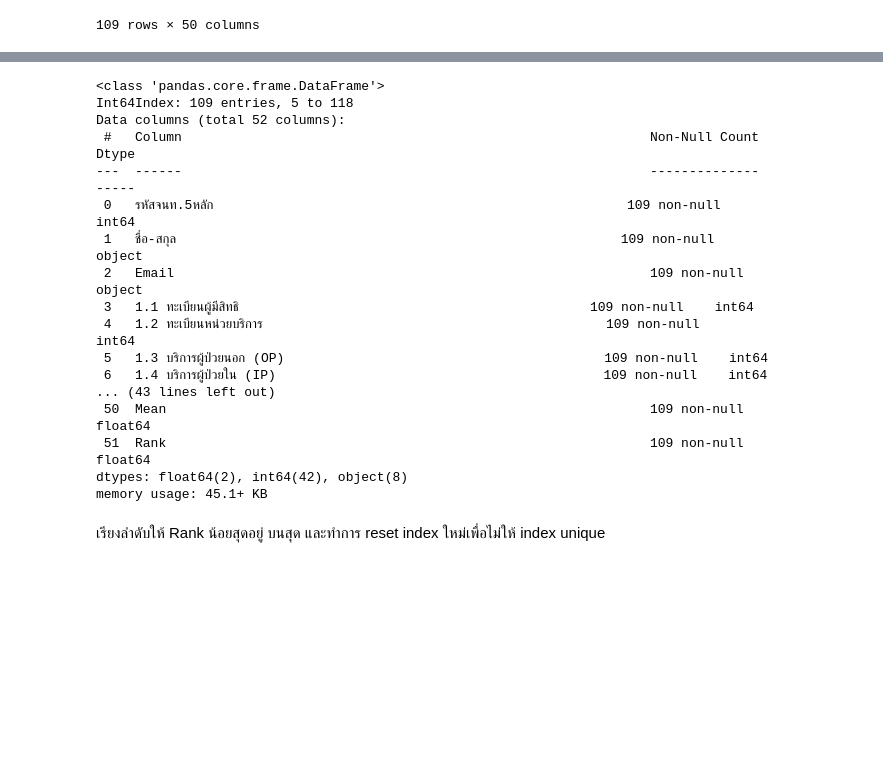
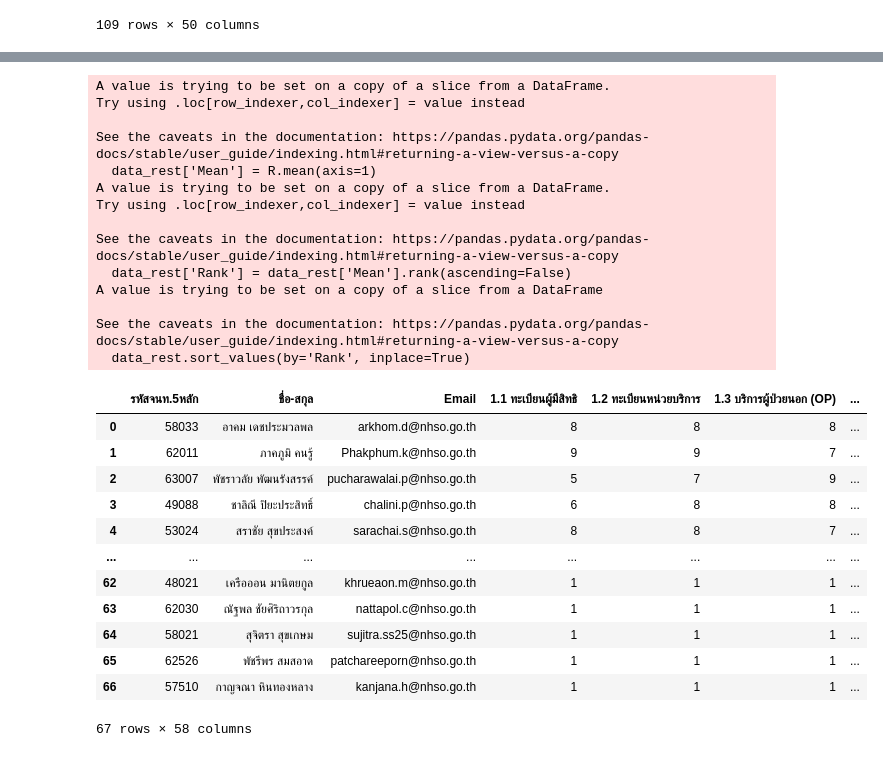
Before and after one commit to nhso/Team-Clustering, a Jupyter notebook: C4 clustering.ipynb, the cells around one changed output, grey strips where cells are left out. Drawn from its saved outputs; the diff is of its cells as text; code cells hidden in the pictures; blank space fills up the shorter version.

```diff
--- a/C4 clustering.ipynb
+++ b/C4 clustering.ipynb
@@ -72,34 +138,44 @@ data_without_DDS
 # %%
 # Select the columns you want to use for clustering
-columns = ['1.1 ทะเบียนผู้มีสิทธิ', '1.2 ทะเบียนหน่วยบริการ', '1.3 บริการผู้ป่วยนอก (OP)', '1.4 บริการผู้ป่วยใน (IP)', '1.5 บริการสร้างเสริมสุขภาพและป้องกันโรค (PP)', '1.6 บริการอื่นๆ ที่เป็นลักษณะของการจัดการโรคเฉพาะ (DMIS)', '1.7 บริการฟื้นฟูสมรรถภาพฯ (Rehabilitation)', '1.8 งานบริการประชาชนและคุ้มครองสิทธิ', '1.9 การจัดสรรงบเหมาจ่ายรายหัว (Capitation)', '1.10 การเบิกจ่ายชดเชยค่าบริการ (Claims)', '1.11 การตรวจสอบการจ่ายชดเชย (Audit)', '1.12 ตัวชี้วัดตามเกณฑ์คุณภาพและผลงานบริการปฐมภูมิ', '1.13 บริการควบคุม ป้องกัน และรักษาโรคเรื้อรัง', '1.14 ตัวชี้วัดบริการสุขภาพ สปสช. (NHSO Health Service Indicator)', '1.15 รหัสมาตรฐานต่างๆที่เกี่ยวข้อง', '2.1 Descriptive Statistics', '2.2 Distribution', '2.3 Probability Theory', '2.4 Hypothesis Testing', '2.5 Correlation', '2.6 Regression', '2.7 Analysis of Variance: ANOVA)', '2.8 Discrete mathematics', '2.9 Boolean Algebra', '2.10 Math&Stat Tools', '3.1 SQL', '3.2 Data Manipulation / Transformation', '3.3 PL/SQL', '3.4 Data Pipelining', '3.5 Exploratory Data Analysis', '3.6 Prediction of Data', '3.7 Machine Learning', '3.8 Data Visualization', '3.9 Programming', '3.10 Networking ', '3.11 Software Architecture Design ', '3.12 Cyber Security', '3.13 Big Data Architecture', '3.14 Data Science Tool (R/Python)', '3.15 Transaction Processing System']
+columnsR = ['1.1 ทะเบียนผู้มีสิทธิ', '1.2 ทะเบียนหน่วยบริการ', '1.3 บริการผู้ป่วยนอก (OP)', '1.4 บริการผู้ป่วยใน (IP)', '1.5 บริการสร้างเสริมสุขภาพและป้องกันโรค (PP)', '1.6 บริการอื่นๆ ที่เป็นลักษณะของการจัดการโรคเฉพาะ (DMIS)', '1.7 บริการฟื้นฟูสมรรถภาพฯ (Rehabilitation)', '1.8 งานบริการประชาชนและคุ้มครองสิทธิ', '1.9 การจัดสรรงบเหมาจ่ายรายหัว (Capitation)', '1.10 การเบิกจ่ายชดเชยค่าบริการ (Claims)', '1.11 การตรวจสอบการจ่ายชดเชย (Audit)', '1.12 ตัวชี้วัดตามเกณฑ์คุณภาพและผลงานบริการปฐมภูมิ', '1.13 บริการควบคุม ป้องกัน และรักษาโรคเรื้อรัง', '1.14 ตัวชี้วัดบริการสุขภาพ สปสช. (NHSO Health Service Indicator)', '1.15 รหัสมาตรฐานต่างๆที่เกี่ยวข้อง', '2.1 Descriptive Statistics', '2.2 Distribution', '2.3 Probability Theory', '2.4 Hypothesis Testing', '2.5 Correlation', '2.6 Regression', '2.7 Analysis of Variance: ANOVA)', '2.8 Discrete mathematics', '2.9 Boolean Algebra', '2.10 Math&Stat Tools', '3.1 SQL', '3.2 Data Manipulation / Transformation', '3.3 PL/SQL', '3.4 Data Pipelining', '3.5 Exploratory Data Analysis', '3.6 Prediction of Data', '3.7 Machine Learning', '3.8 Data Visualization', '3.9 Programming', '3.10 Networking ', '3.11 Software Architecture Design ', '3.12 Cyber Security', '3.13 Big Data Architecture', '3.14 Data Science Tool (R/Python)', '3.15 Transaction Processing System']
 
 # Extract the data from the selected columns
-X = data_without_DDS[columns]
+R = data_rest[columnsR]
 
 # Calculate the mean of each row
-data_without_DDS['Mean'] = X.mean(axis=1)
+data_rest['Mean'] = R.mean(axis=1)
 
 # Create the ranking column based on the mean values
-data_without_DDS['Rank'] = data_without_DDS['Mean'].rank(ascending=True)
+data_rest['Rank'] = data_rest['Mean'].rank(ascending=False)
 
-data_without_DDS.info()
+data_rest.sort_values(by='Rank', inplace=True)
+data_rest.reset_index(drop=True, inplace=True)
+data_rest
 # %% [output]
-<class 'pandas.core.frame.DataFrame'>
-Int64Index: 109 entries, 5 to 118
-Data columns (total 52 columns):
- #   Column                                                            Non-Null Count  Dtype
----  ------                                                            --------------  -----
- 0   รหัสจนท.5หลัก                                                     109 non-null    int64
- 1   ชื่อ-สกุล                                                         109 non-null    object
- 2   Email                                                             109 non-null    object
- 3   1.1 ทะเบียนผู้มีสิทธิ                                             109 non-null    int64
- 4   1.2 ทะเบียนหน่วยบริการ                                            109 non-null    int64
- 5   1.3 บริการผู้ป่วยนอก (OP)                                         109 non-null    int64
- 6   1.4 บริการผู้ป่วยใน (IP)                                          109 non-null    int64
-... (43 lines left out)
- 50  Mean                                                              109 non-null    float64
- 51  Rank                                                              109 non-null    float64
-dtypes: float64(2), int64(42), object(8)
-memory usage: 45.1+ KB
+A value is trying to be set on a copy of a slice from a DataFrame.
+Try using .loc[row_indexer,col_indexer] = value instead
+
+See the caveats in the documentation: https://pandas.pydata.org/pandas-docs/stable/user_guide/indexing.html#returning-a-view-versus-a-copy
+  data_rest['Mean'] = R.mean(axis=1)
+A value is trying to be set on a copy of a slice from a DataFrame.
+Try using .loc[row_indexer,col_indexer] = value instead
+
+See the caveats in the documentation: https://pandas.pydata.org/pandas-docs/stable/user_guide/indexing.html#returning-a-view-versus-a-copy
+  data_rest['Rank'] = data_rest['Mean'].rank(ascending=False)
+A value is trying to be set on a copy of a slice from a DataFrame
+
+See the caveats in the documentation: https://pandas.pydata.org/pandas-docs/stable/user_guide/indexing.html#returning-a-view-versus-a-copy
+  data_rest.sort_values(by='Rank', inplace=True)
+|  | รหัสจนท.5หลัก | ชื่อ-สกุล | Email | 1.1 ทะเบียนผู้มีสิทธิ | 1.2 ทะเบียนหน่วยบริการ | 1.3 บริการผู้ป่วยนอก (OP) | ... |
+| 0 | 58033 | อาคม เดชประมวลพล | arkhom.d@nhso.go.th | 8 | 8 | 8 | ... |
+| 1 | 62011 | ภาคภูมิ คนรู้ | Phakphum.k@nhso.go.th | 9 | 9 | 7 | ... |
+| 2 | 63007 | พัชราวลัย พัฒนรังสรรค์ | pucharawalai.p@nhso.go.th | 5 | 7 | 9 | ... |
+| 3 | 49088 | ชาลิณี ปิยะประสิทธิ์ | chalini.p@nhso.go.th | 6 | 8 | 8 | ... |
+| 4 | 53024 | สราชัย สุขประสงค์ | sarachai.s@nhso.go.th | 8 | 8 | 7 | ... |
+| ... | ... | ... | ... | ... | ... | ... | ... |
+| 62 | 48021 | เครือออน มานิตยกูล | khrueaon.m@nhso.go.th | 1 | 1 | 1 | ... |
+| 63 | 62030 | ณัฐพล ชัยศิริถาวรกุล | nattapol.c@nhso.go.th | 1 | 1 | 1 | ... |
+| 64 | 58021 | สุจิตรา สุขเกษม | sujitra.ss25@nhso.go.th | 1 | 1 | 1 | ... |
+| 65 | 62526 | พัชรีพร สมสอาด | patchareeporn@nhso.go.th | 1 | 1 | 1 | ... |
+| 66 | 57510 | กาญจณา หินทองหลาง | kanjana.h@nhso.go.th | 1 | 1 | 1 | ... |
+67 rows × 58 columns
-# %% [markdown]
-เรียงลำดับให้ Rank น้อยสุดอยู่ บนสุด และทำการ reset index ใหม่เพื่อไม่ให้ index unique
```
Also changed, not shown: parts of 12 cells of this notebook.
